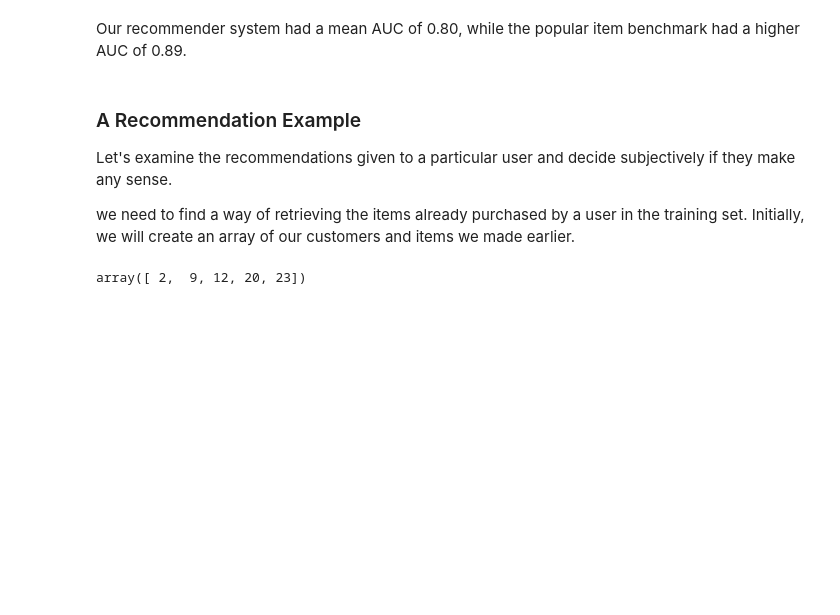
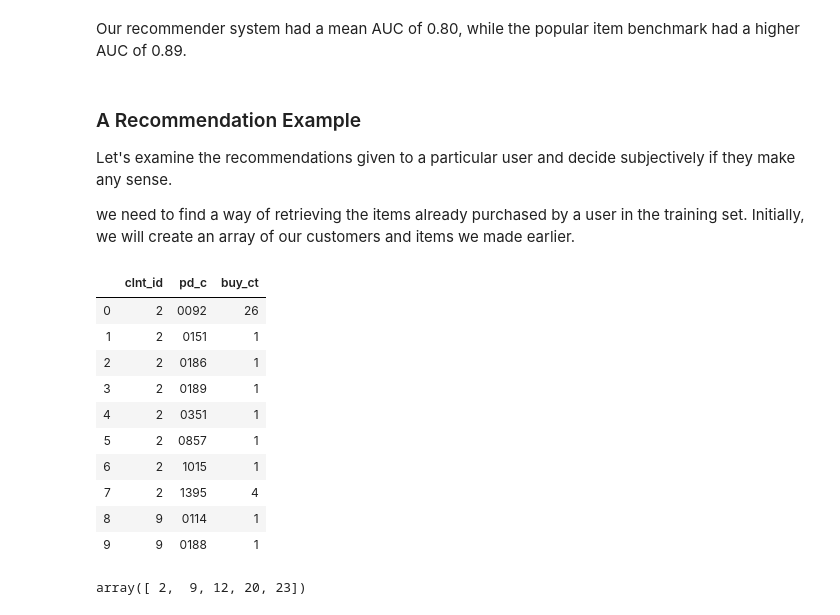
Before and after one commit to hojisu/recommendation-project, a Jupyter notebook: Alternating-Least-Squares.ipynb, the cells around one changed output. Cells and saved outputs as stored; diff of their text form; code cells hidden in the pictures; blank space fills up the shorter version.

```diff
--- a/Alternating-Least-Squares.ipynb
+++ b/Alternating-Least-Squares.ipynb
@@ -389,6 +417,20 @@ def get_items_purchased(customer_id, mf_train, customers_list, products_list, it
     # Get the stock codes for our purchased items
     prod_codes = products_list[purchased_ind]
     return item_lookup.loc[item_lookup.pd_c.isin(prod_codes)]
+# %%
+grouped_purchased.head(10)
+# %% [output]
+|  | clnt_id | pd_c | buy_ct |
+| 0 | 2 | 0092 | 26 |
+| 1 | 2 | 0151 | 1 |
+| 2 | 2 | 0186 | 1 |
+| 3 | 2 | 0189 | 1 |
+| 4 | 2 | 0351 | 1 |
+| 5 | 2 | 0857 | 1 |
+| 6 | 2 | 1015 | 1 |
+| 7 | 2 | 1395 | 4 |
+| 8 | 9 | 0114 | 1 |
+| 9 | 9 | 0188 | 1 |
 # %%
 customers_arr[:5]
 # %% [output]
```
Also changed, not shown: parts of 20 cells of this notebook, 1 other file.
